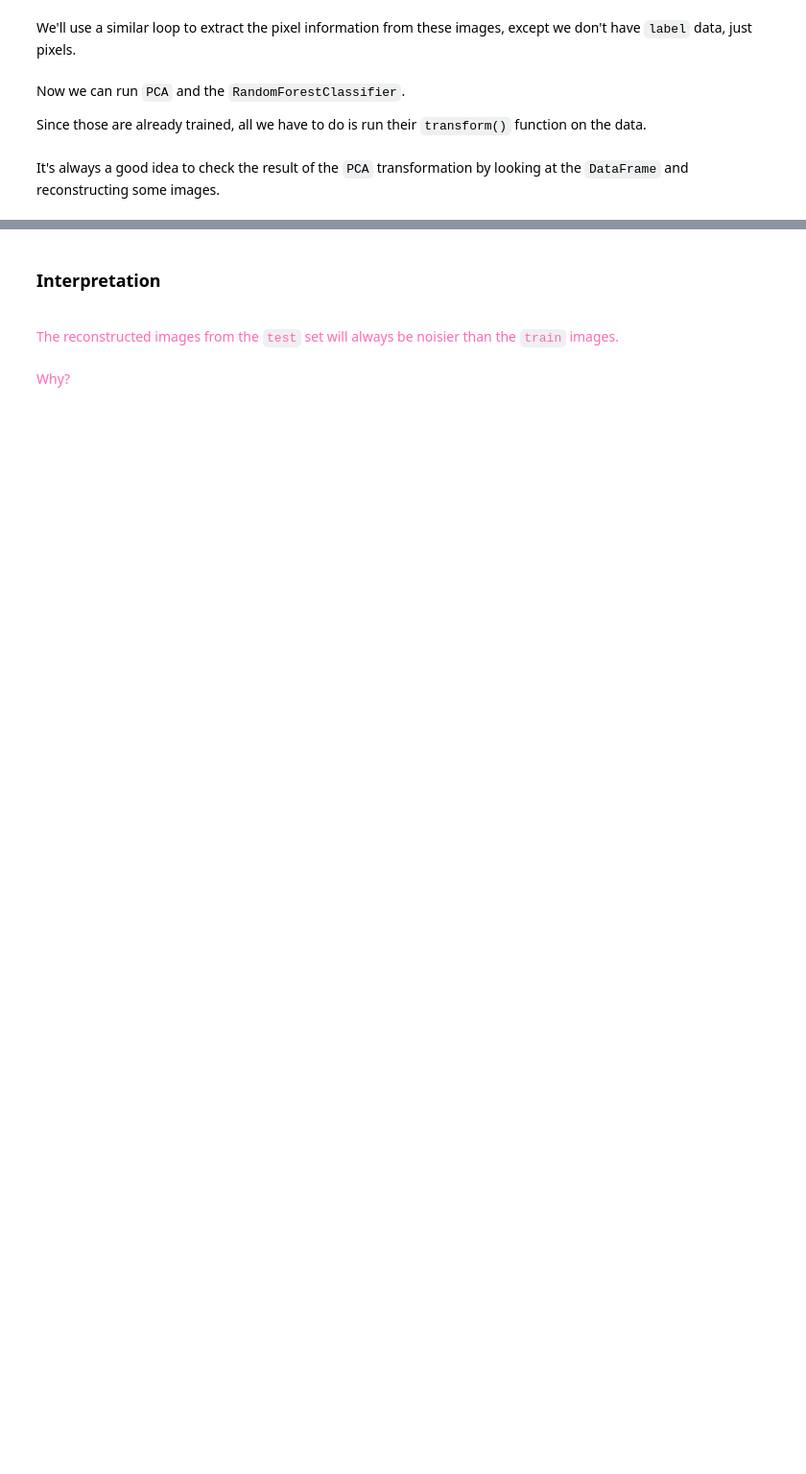
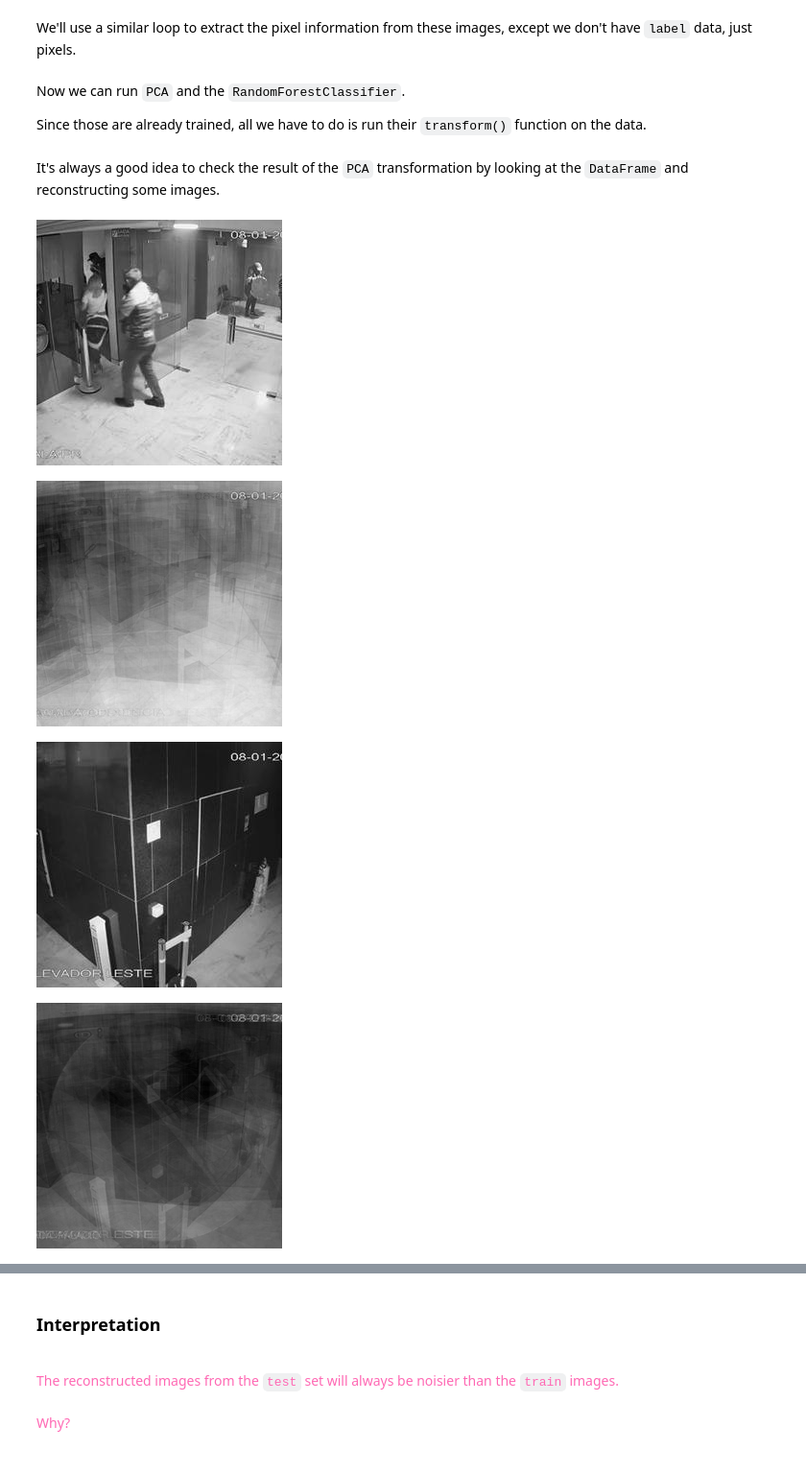
Before and after one commit to SM-ML-2026/Homework09, a Jupyter notebook: Homework09.ipynb, the cells around one changed output, grey strips where cells are left out. Shown at 96% size. Cells and saved outputs as stored; diff of their text form; code cells hidden in the pictures; blank space fills up the shorter version.

```diff
--- a/Homework09.ipynb
+++ b/Homework09.ipynb
@@ -145,6 +213,8 @@ Why, or why not?
 Now we'll open the image files inside the `./data/image/0801-500/test/` directory, using almost the exact same steps as we did above to create a `DataFrame` with the exception that we don't have labels for these images.
 # %%
 # TODO: create a list of files in the test/ directory
-test_files = []
+test_files = [f for f in listdir("./data/image/0801-500/test") if f.endswith(".jpg")]
 
 # TODO: check its length and content
+print(len(test_files))
+test_files[:100]
@@ -163,9 +252,23 @@ Since those are already trained, all we have to do is run their `transform()` fu
 # %%
 # TODO: run PCA on test pixels, get DataFrame
 #       this is the same PCA that was created above, not a new one
+test_pca_df = cam_pca.transform(test_pixel_data)
 # %% [markdown]
 It's always a good idea to check the result of the `PCA` transformation by looking at the `DataFrame` and reconstructing some images.
 # %%
 # TODO: reconstruct one or two images
+test_reconstructed_pixels = cam_pca.inverse_transform(test_pca_df)
+
+display(make_image(test_pixel_data[0]))
+display(make_image(test_reconstructed_pixels.loc[0]))
+
+display(make_image(test_pixel_data[10]))
+display(make_image(test_reconstructed_pixels.loc[10]))
 
 # TODO: take a look at the first 5 rows
+display(test_pca_df.head())
+# %% [output]
+[figure, added]
+[figure, added]
+[figure, added]
+[figure, added]
```
Also changed, not shown: parts of 21 cells of this notebook.
